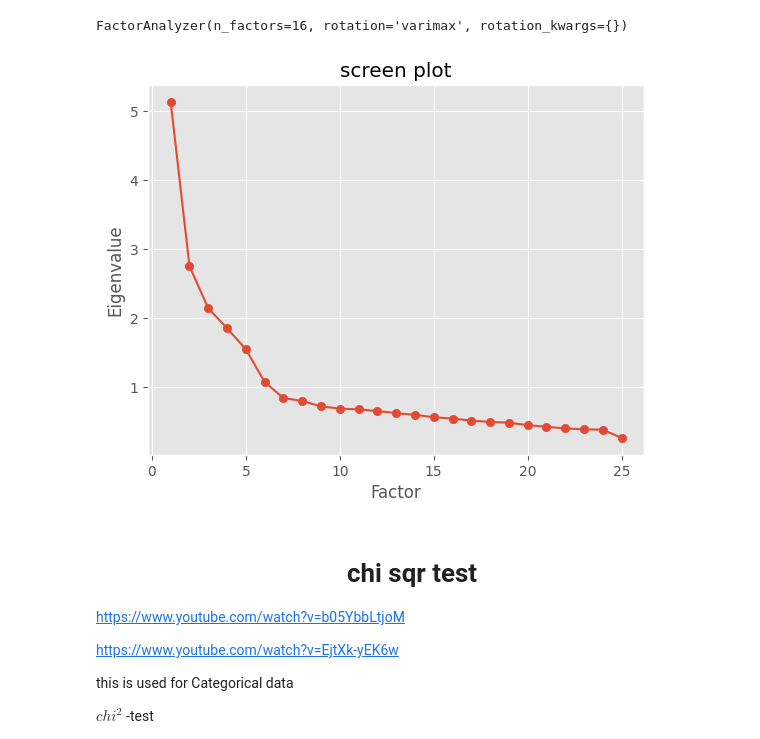
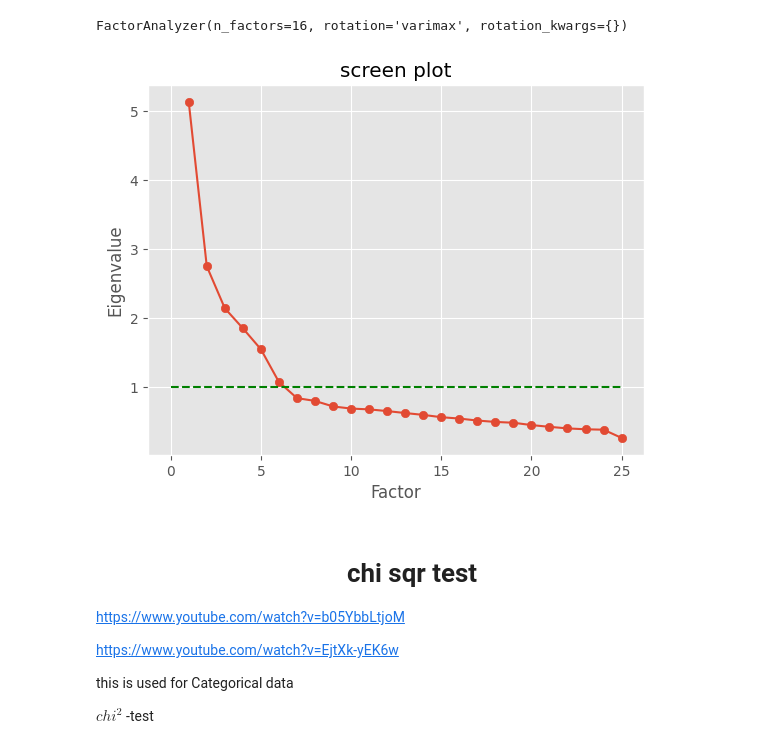
Before and after one commit to waseemofficial/Data-Analytics-NPTL, a Jupyter notebook: NPTL_1.ipynb, the cells around one changed output. Saved outputs shown, nothing was run; the diff lists cells and outputs as text; code cells hidden in the pictures.

```diff
--- a/NPTL_1.ipynb
+++ b/NPTL_1.ipynb
@@ -270,13 +536,14 @@ xvals=range(1,factor_analysis.shape[1]+1)
 # %%
 plt.scatter(xvals,ev)
 plt.plot(xvals,ev)
 plt.title("screen plot")
 plt.xlabel("Factor")
 plt.ylabel("Eigenvalue")
+plt.hlines(y=1,xmin=0,xmax=25,linestyles="--",colors="green")
 #plt.grid()
 plt.show()
 # %% [output]
-[figure, old version]
+[figure, new version]
 # %% [markdown]
 # <center> chi sqr test
 https://www.youtube.com/watch?v=b05YbbLtjoM
```
Also changed, not shown: parts of 43 cells of this notebook, 5 other files.
